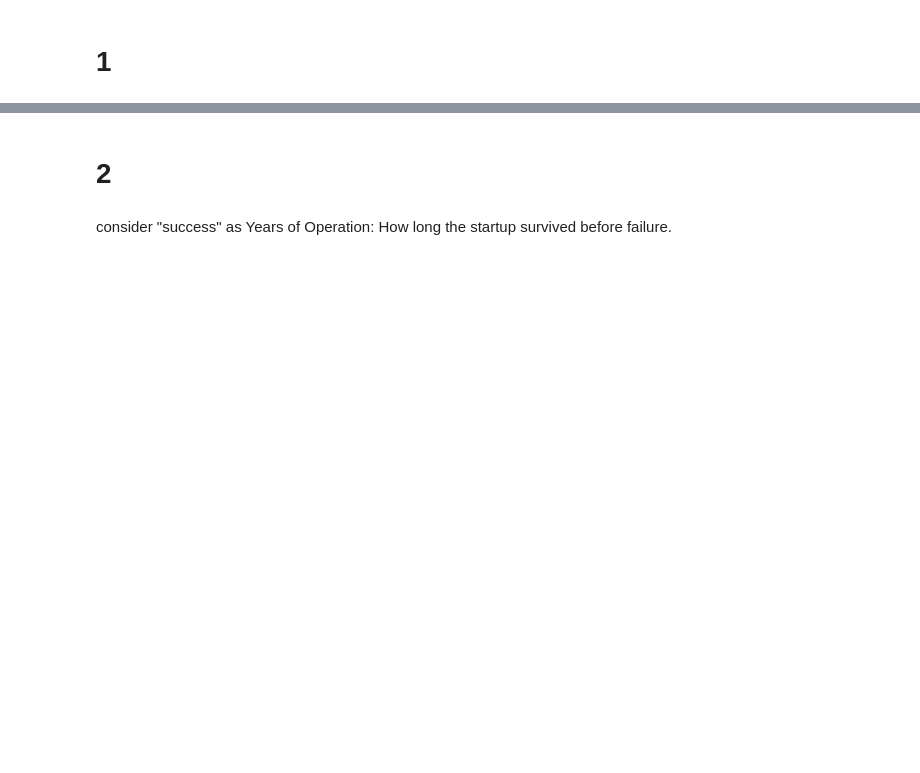
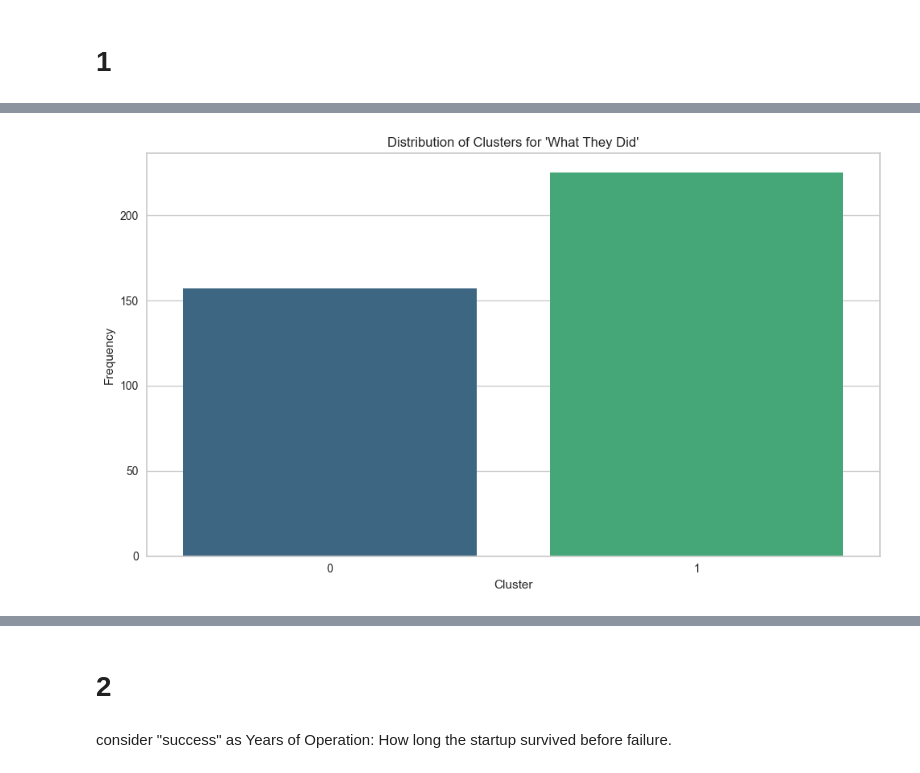
Before and after one commit to whosphong/Ai_Startup_Failure--UAMATH509, a Jupyter notebook: code.ipynb, the cells around one changed output, grey strips where cells are left out. Saved outputs shown, nothing was run; the diff lists cells and outputs as text; code cells hidden in the pictures; blank space fills up the shorter version.

```diff
--- a/code.ipynb
+++ b/code.ipynb
@@ -428,6 +170,0 @@ plot_most_frequent_words('Why They Failed', "Most Frequent Words in 'Why They Fa
-# %%
-# Step 1: Use the Elbow Method with KElbowVisualizer
-print('Elbow Method to determine the number of clusters to be formed:')
-Elbow_M = KElbowVisualizer(KMeans(), k=30)  # Try different k values (up to 30)
-Elbow_M.fit(features_what)  # Fit the PCA-transformed data to the Elbow Visualizer
-Elbow_M.show()  # Show the plot to determine the optimal number of clusters
@@ -448,14 +170,0 @@ Elbow Method to determine the number of clusters to be formed:
-# %%
-kmeans_what = KMeans(n_clusters=11, random_state=42)  # Adjust the number of clusters as needed
-data['Cluster_What'] = kmeans_what.fit_predict(features_what)
-
-# Check the distribution of clusters
-print("Cluster distribution for 'What They Did':")
-print(data['Cluster_What'].value_counts())
-
-kmeans_failed = KMeans(n_clusters=12, random_state=42)  # Adjust the number of clusters as needed
-data['Cluster_Failed'] = kmeans_failed.fit_predict(features_failed)
-
-# Check the distribution of clusters
-print("Cluster distribution for 'Why They Failed':")
-print(data['Cluster_Failed'].value_counts())
@@ -533,0 +171,74 @@ Name: count, dtype: int64
+# %%
+from scipy.cluster.hierarchy import dendrogram, linkage, cophenet
+from scipy.spatial.distance import pdist
+from sklearn.cluster import AgglomerativeClustering
+import plotly.graph_objects as go
+import pandas as pd
+import numpy as np
+import matplotlib.pyplot as plt
+
+# Ensure your numerical and text features related to 'What They Did' are concatenated properly for clustering
+features_combined = pd.concat([features_what, numerical_features], axis=1)
+
+# Compute the linkage matrix using different linkage methods
+linkage_methods = ['ward', 'average', 'single', 'complete', 'weighted', 'centroid', 'median']
+cophenetic_values = []
+
+# Perform the hierarchical clustering and calculate the cophenetic correlation for each linkage method
+for method in linkage_methods:
+    Z = linkage(features_combined, method)
+    c, _ = cophenet(Z, pdist(features_combined))
+    cophenetic_values.append(c)
+
+# Create a bar plot to visualize cophenetic correlation coefficients
+fig = go.Figure([go.Bar(x=linkage_methods, y=cophenetic_values)])
+
+# Add title and axis labels
+fig.update_layout(
+    title="Cophenetic Correlation Coefficients for Different Linkage Methods",
+    xaxis_title="Linkage Methods",
+    yaxis_title="Cophenetic Correlation Coefficient",
+    showlegend=False
+)
+
+# Optionally, add annotations on top of the bars
+for i, val in enumerate(cophenetic_values):
+    fig.add_annotation(
+        x=linkage_methods[i],
+        y=val,
+        text=f"{val:.5f}",
+        showarrow=False,
+        font=dict(size=12, color="black"),
+        align="center",
+        yshift=10
+    )
+
+# Show the plot
+fig.show()
+
+# Now, perform Agglomerative Clustering using the 'ward' linkage method for 'What They Did'
+agg_clustering = AgglomerativeClustering(n_clusters=2, linkage='average')  # Adjust the number of clusters as needed
+data['Cluster_What'] = agg_clustering.fit_predict(features_what)
+
+# Check the distribution of clusters for 'What They Did'
+print("Cluster distribution for 'What They Did':")
+print(data['Cluster_What'].value_counts())
+
+# Visualize the distribution of clusters using a bar chart
+plt.figure(figsize=(10, 6))
+sns.countplot(x='Cluster_What', data=data, palette='viridis')
+plt.title("Distribution of Clusters for 'What They Did'")
+plt.xlabel("Cluster")
+plt.ylabel("Frequency")
+plt.tight_layout()
+plt.show()
+
+# Optionally, visualize the dendrogram (optional but informative) for the selected linkage method
+plt.figure(figsize=(12, 8))
+Z = linkage(features_combined, method='ward')  # Change the linkage method if desired
+dendrogram(Z)
+plt.title("Dendrogram for Agglomerative Clustering (Ward Method)", fontsize=14)
+plt.xlabel('Data Points / Clusters', fontsize=12)
+plt.ylabel('Distance', fontsize=12)
+plt.show()
+# %% [output]
@@ -533,0 +251 @@ Name: count, dtype: int64
+[figure, added]
```
Also changed, not shown: parts of 73 cells of this notebook, 1 other file.
